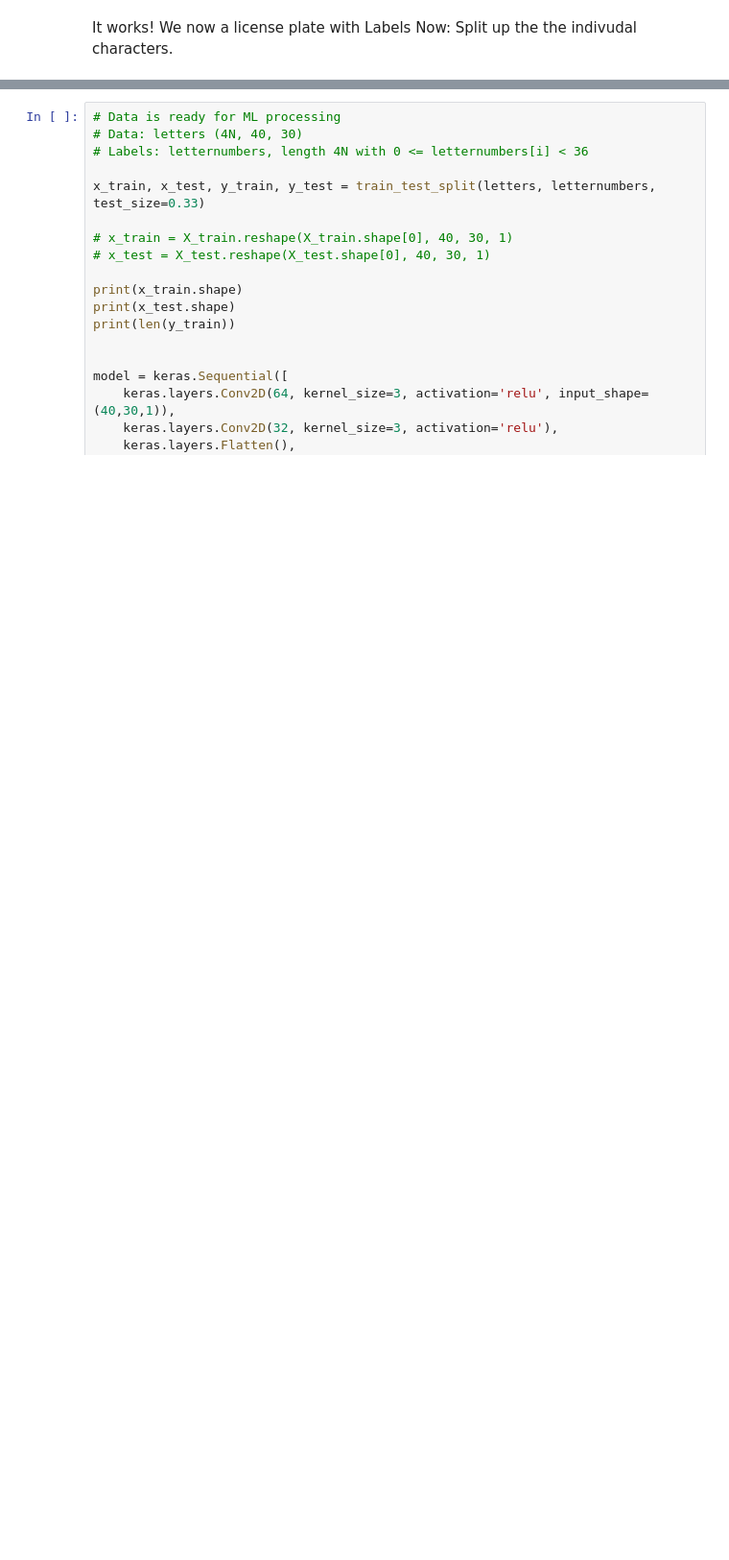
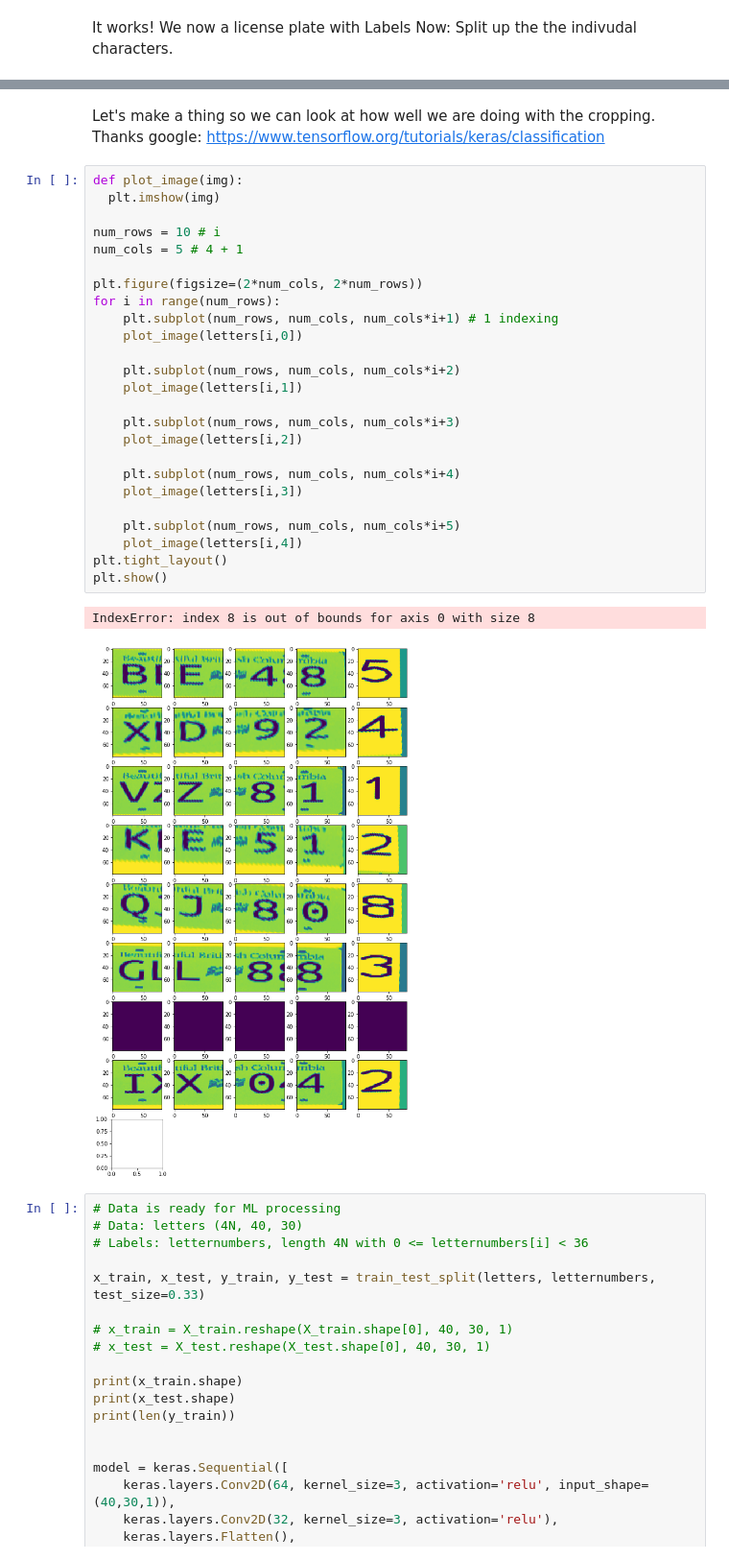
Before and after one commit to TyKeeling/ENPH353-competition, a Jupyter notebook: enph353/enph353_gazebo/data_gen/Plate_Reader_From_Image.ipynb, the cells around one changed output, grey strips where cells are left out. Shown at 96% size. Saved outputs shown, nothing was run; the diff lists cells and outputs as text; blank space fills up the shorter version.

```diff
--- a/enph353/enph353_gazebo/data_gen/Plate_Reader_From_Image.ipynb
+++ b/enph353/enph353_gazebo/data_gen/Plate_Reader_From_Image.ipynb
@@ -186,3 +201,34 @@ slice(100, 140, None) slice(15, 55, None)
+# %% [markdown]
+Let's make a thing so we can look at how well we are doing with the cropping.
+Thanks google: https://www.tensorflow.org/tutorials/keras/classification
+# %%
+def plot_image(img):
+  plt.imshow(img)
+
+num_rows = 10 # i
+num_cols = 5 # 4 + 1
+
+plt.figure(figsize=(2*num_cols, 2*num_rows))
+for i in range(num_rows):
+    plt.subplot(num_rows, num_cols, num_cols*i+1) # 1 indexing
+    plot_image(letters[i,0])
+
+    plt.subplot(num_rows, num_cols, num_cols*i+2)
+    plot_image(letters[i,1])
+
+    plt.subplot(num_rows, num_cols, num_cols*i+3)
+    plot_image(letters[i,2])
+
+    plt.subplot(num_rows, num_cols, num_cols*i+4)
+    plot_image(letters[i,3])
+
+    plt.subplot(num_rows, num_cols, num_cols*i+5)
+    plot_image(letters[i,4])
+plt.tight_layout()
+plt.show()
+# %% [output]
+IndexError: index 8 is out of bounds for axis 0 with size 8
+[figure, added]
 # %%
 # Data is ready for ML processing
 # Data: letters (4N, 40, 30)
```
Also changed, not shown: parts of 3 cells of this notebook.
